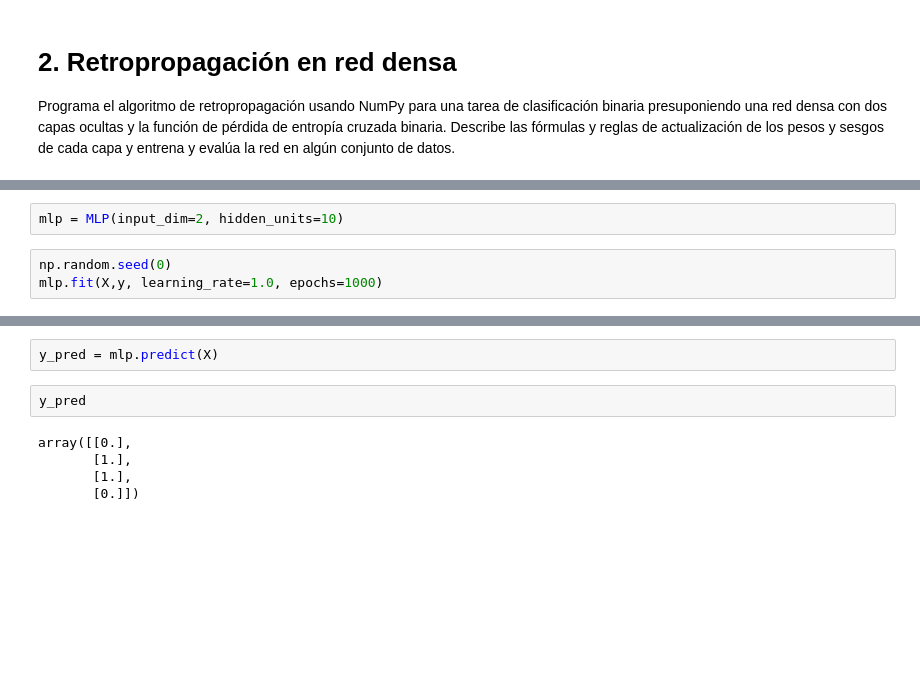
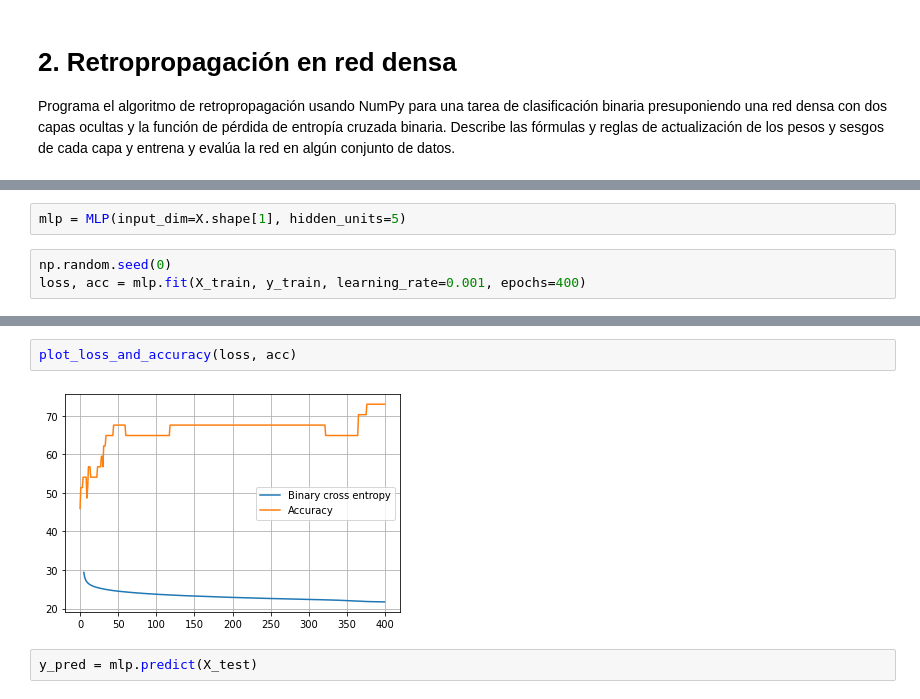
Before and after one commit to jgermanob/DeepLearning, a Jupyter notebook: T01/AP_T01_Ej02.ipynb, the cells around one changed output, grey strips where cells are left out. Saved outputs shown, nothing was run; the diff lists cells and outputs as text; blank space fills up the shorter version.

```diff
--- a/T01/AP_T01_Ej02.ipynb
+++ b/T01/AP_T01_Ej02.ipynb
@@ -108,6 +223,6 @@ y = np.array([[0, 1, 1, 0]]).T
 # %%
-mlp = MLP(input_dim=2, hidden_units=10)
+mlp = MLP(input_dim=X.shape[1], hidden_units=5)
 # %%
 np.random.seed(0)
-mlp.fit(X,y, learning_rate=1.0, epochs=1000)
+loss, acc = mlp.fit(X_train, y_train, learning_rate=0.001, epochs=400)
 # %% [output]
@@ -131,9 +263,6 @@ Epoch 999:      Loss = 0.034497661900872535     Accuracy = 100.0
+# %%
+plot_loss_and_accuracy(loss, acc)
+# %% [output]
+[figure, added]
 # %%
-y_pred = mlp.predict(X)
+y_pred = mlp.predict(X_test)
-# %%
-y_pred
-# %% [output]
-array([[0.],
-       [1.],
-       [1.],
-       [0.]])
```
Also changed, not shown: parts of 21 cells of this notebook, 1 other file.
